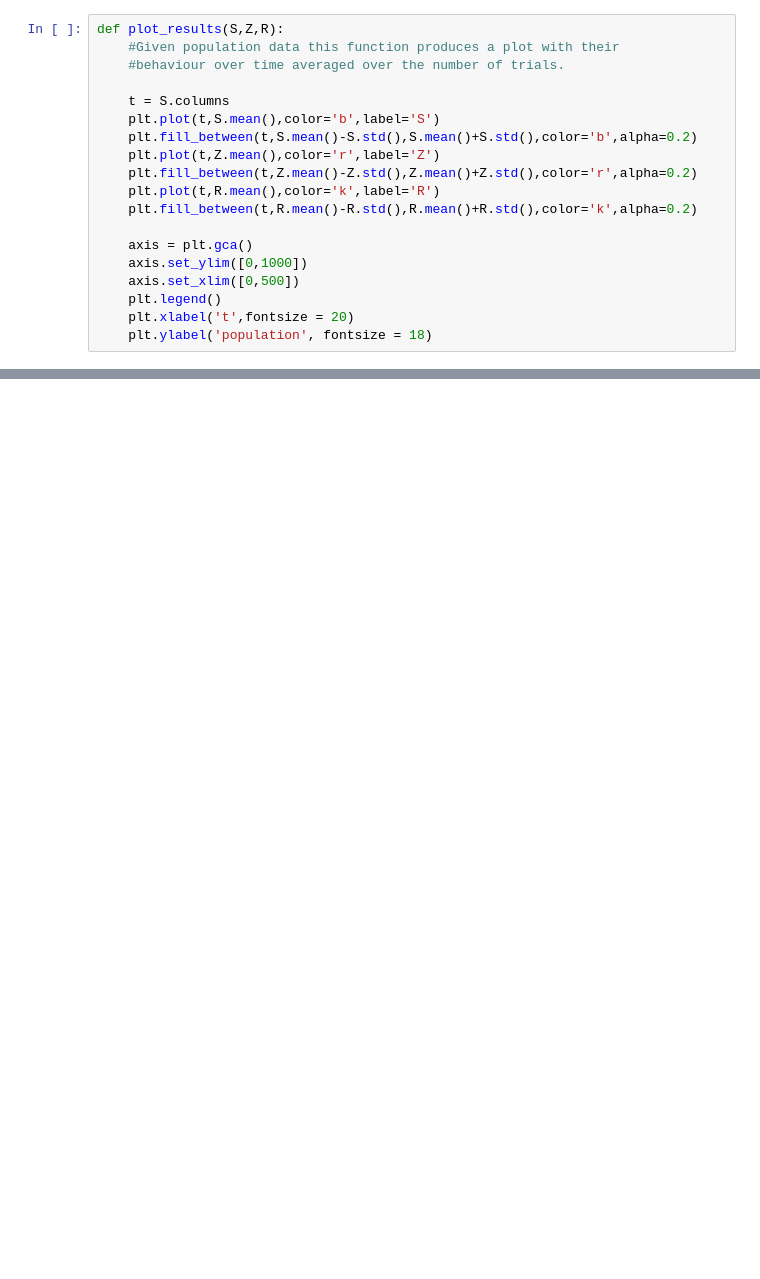
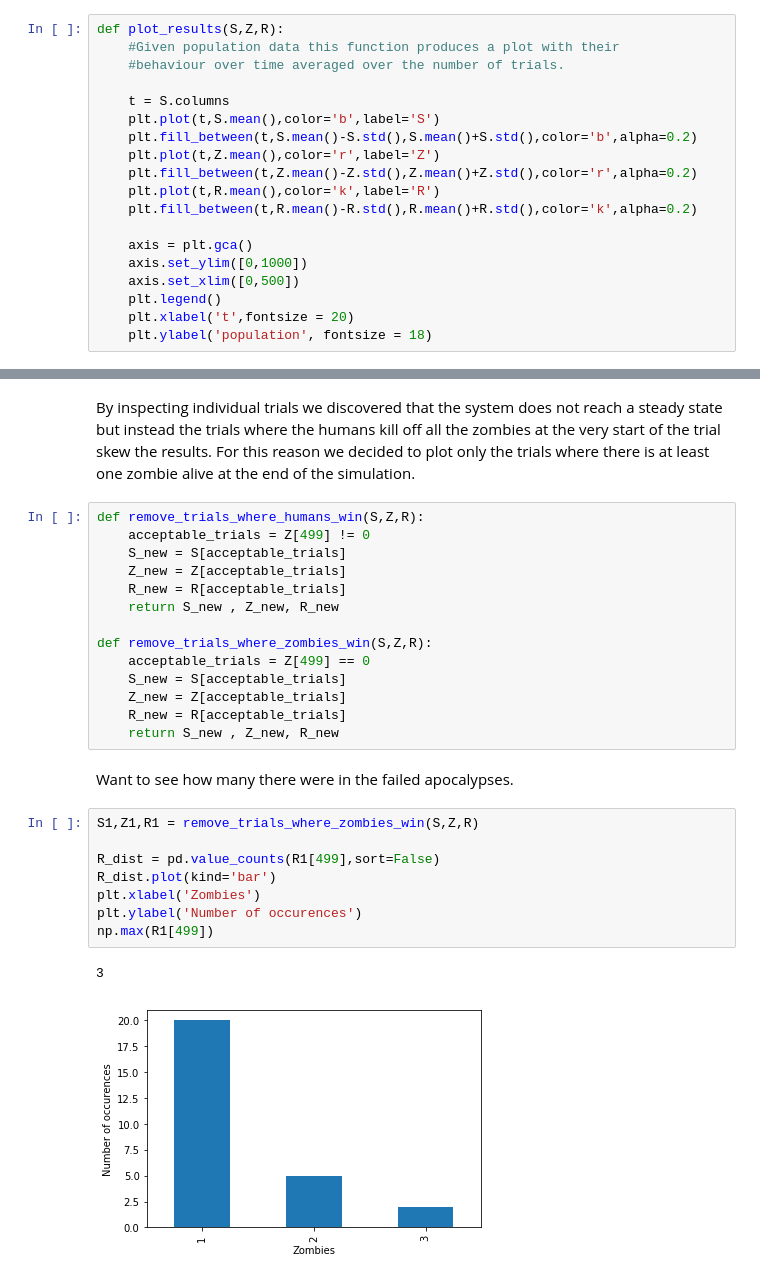
Before and after one commit to nanton96/Stochastic-Simulations-On-Scale-Free-Networks, a Jupyter notebook: main_analysis.ipynb, the cells around one changed output, grey strips where cells are left out. Cells and saved outputs as stored; diff of their text form; blank space fills up the shorter version.

```diff
--- a/main_analysis.ipynb
+++ b/main_analysis.ipynb
@@ -72,0 +135,30 @@ plt.ylabel('Number of occurences', fontsize = 20)
+# %% [markdown]
+By inspecting individual trials we discovered that the system does not reach a steady state but instead the trials where the humans kill off all the zombies at the very start of the trial skew the results.
+For this reason we decided to plot only the trials where there is at least one zombie alive at the end of the simulation.
+# %%
+def remove_trials_where_humans_win(S,Z,R):
+    acceptable_trials = Z[499] != 0
+    S_new = S[acceptable_trials]
+    Z_new = Z[acceptable_trials]
+    R_new = R[acceptable_trials]
+    return S_new , Z_new, R_new
+
+def remove_trials_where_zombies_win(S,Z,R):
+    acceptable_trials = Z[499] == 0
+    S_new = S[acceptable_trials]
+    Z_new = Z[acceptable_trials]
+    R_new = R[acceptable_trials]
+    return S_new , Z_new, R_new
+# %% [markdown]
+Want to see how many there were in the failed apocalypses.
+# %%
+S1,Z1,R1 = remove_trials_where_zombies_win(S,Z,R)
+
+R_dist = pd.value_counts(R1[499],sort=False)
+R_dist.plot(kind='bar')
+plt.xlabel('Zombies')
+plt.ylabel('Number of occurences')
+np.max(R1[499])
+# %% [output]
+3
+[figure, added]
```
Also changed, not shown: parts of 11 cells of this notebook.
